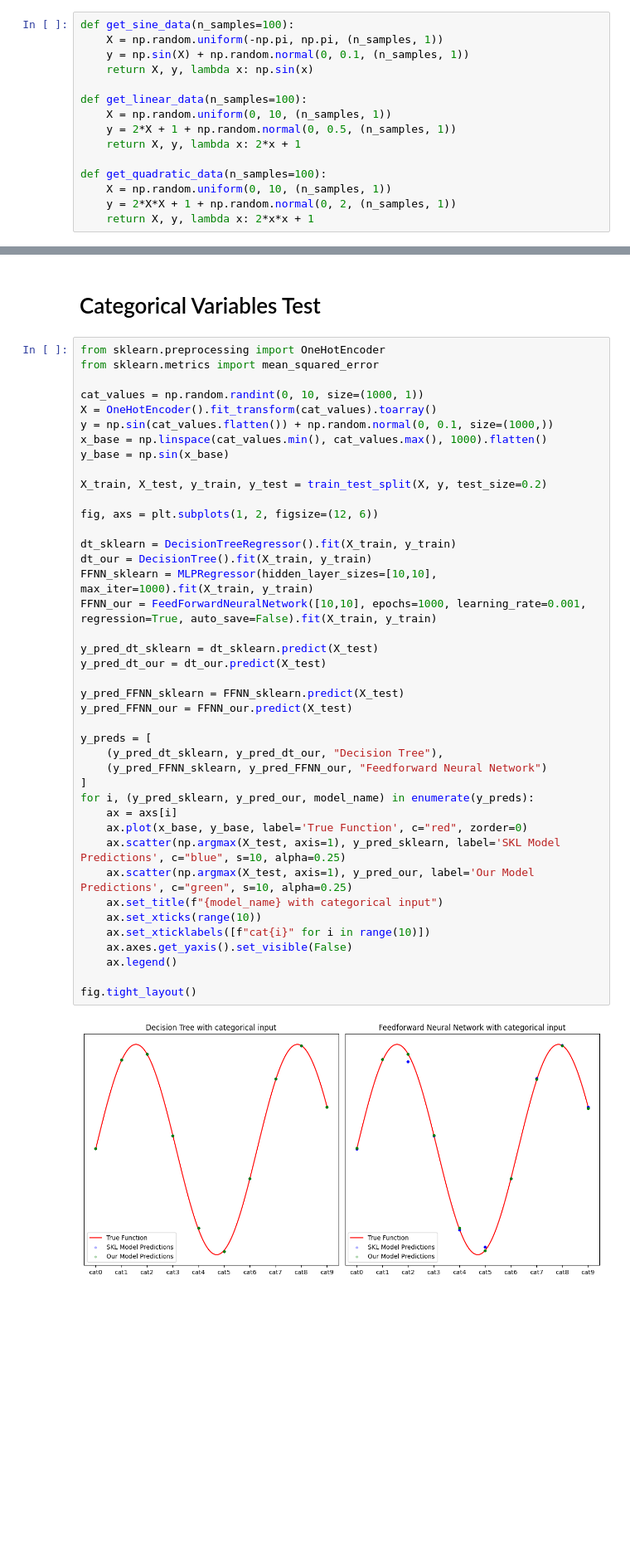
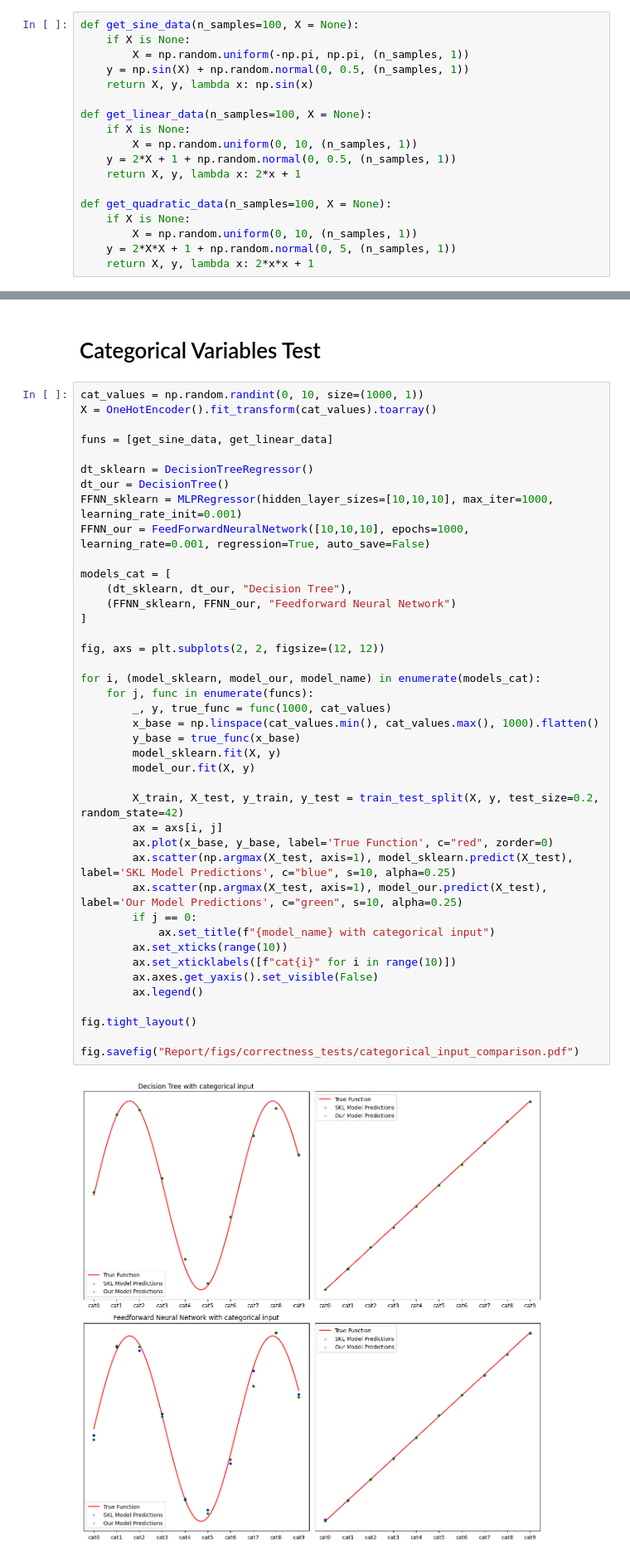
Before and after one commit to SAKULAK/ITU-MachineLearning-FinalProject-Couriers, a Jupyter notebook: correctness_tests.ipynb, the cells around one changed output, grey strips where cells are left out. Shown: that part at 83% size. Cells and saved outputs as stored; diff of their text form; blank space fills up the shorter version.

```diff
--- a/correctness_tests.ipynb
+++ b/correctness_tests.ipynb
@@ -98,17 +21,20 @@ Mean Absolute Difference between Our Model and Sklearn Model Predictions: 81.379
 # %%
-def get_sine_data(n_samples=100):
-    X = np.random.uniform(-np.pi, np.pi, (n_samples, 1))
-    y = np.sin(X) + np.random.normal(0, 0.1, (n_samples, 1))
+def get_sine_data(n_samples=100, X = None):
+    if X is None:
+        X = np.random.uniform(-np.pi, np.pi, (n_samples, 1))
+    y = np.sin(X) + np.random.normal(0, 0.5, (n_samples, 1))
     return X, y, lambda x: np.sin(x)
 
-def get_linear_data(n_samples=100):
-    X = np.random.uniform(0, 10, (n_samples, 1))
+def get_linear_data(n_samples=100, X = None):
+    if X is None:
+        X = np.random.uniform(0, 10, (n_samples, 1))
     y = 2*X + 1 + np.random.normal(0, 0.5, (n_samples, 1))
     return X, y, lambda x: 2*x + 1
 
-def get_quadratic_data(n_samples=100):
-    X = np.random.uniform(0, 10, (n_samples, 1))
-    y = 2*X*X + 1 + np.random.normal(0, 2, (n_samples, 1))
+def get_quadratic_data(n_samples=100, X = None):
+    if X is None:
+        X = np.random.uniform(0, 10, (n_samples, 1))
+    y = 2*X*X + 1 + np.random.normal(0, 5, (n_samples, 1))
     return X, y, lambda x: 2*x*x + 1
 # %%
 from typing import Callable
@@ -164,48 +102,48 @@ fig = compare_regressors_on_functions(models, funcs)
 # %% [markdown]
 # Categorical Variables Test
 # %%
-from sklearn.preprocessing import OneHotEncoder
-from sklearn.metrics import mean_squared_error
-
 cat_values = np.random.randint(0, 10, size=(1000, 1))
 X = OneHotEncoder().fit_transform(cat_values).toarray()
-y = np.sin(cat_values.flatten()) + np.random.normal(0, 0.1, size=(1000,))
-x_base = np.linspace(cat_values.min(), cat_values.max(), 1000).flatten()
-y_base = np.sin(x_base)
 
-X_train, X_test, y_train, y_test = train_test_split(X, y, test_size=0.2)
+funs = [get_sine_data, get_linear_data]
 
-fig, axs = plt.subplots(1, 2, figsize=(12, 6))
+dt_sklearn = DecisionTreeRegressor()
+dt_our = DecisionTree()
+FFNN_sklearn = MLPRegressor(hidden_layer_sizes=[10,10,10], max_iter=1000, learning_rate_init=0.001)
+FFNN_our = FeedForwardNeuralNetwork([10,10,10], epochs=1000, learning_rate=0.001, regression=True, auto_save=False)
 
-dt_sklearn = DecisionTreeRegressor().fit(X_train, y_train)
-dt_our = DecisionTree().fit(X_train, y_train)
-FFNN_sklearn = MLPRegressor(hidden_layer_sizes=[10,10], max_iter=1000).fit(X_train, y_train)
-FFNN_our = FeedForwardNeuralNetwork([10,10], epochs=1000, learning_rate=0.001, regression=True, auto_save=False).fit(X_train, y_train)
+models_cat = [
+    (dt_sklearn, dt_our, "Decision Tree"),
+    (FFNN_sklearn, FFNN_our, "Feedforward Neural Network")
+]
 
-y_pred_dt_sklearn = dt_sklearn.predict(X_test)
-y_pred_dt_our = dt_our.predict(X_test)
+fig, axs = plt.subplots(2, 2, figsize=(12, 12))
 
-y_pred_FFNN_sklearn = FFNN_sklearn.predict(X_test)
-y_pred_FFNN_our = FFNN_our.predict(X_test)
+for i, (model_sklearn, model_our, model_name) in enumerate(models_cat):
+    for j, func in enumerate(funcs):
+        _, y, true_func = func(1000, cat_values)
+        x_base = np.linspace(cat_values.min(), cat_values.max(), 1000).flatten()
+        y_base = true_func(x_base)
+        model_sklearn.fit(X, y)
+        model_our.fit(X, y)
 
-y_preds = [
-    (y_pred_dt_sklearn, y_pred_dt_our, "Decision Tree"),
-    (y_pred_FFNN_sklearn, y_pred_FFNN_our, "Feedforward Neural Network")
-]
-for i, (y_pred_sklearn, y_pred_our, model_name) in enumerate(y_preds):
-    ax = axs[i]
-    ax.plot(x_base, y_base, label='True Function', c="red", zorder=0)
-    ax.scatter(np.argmax(X_test, axis=1), y_pred_sklearn, label='SKL Model Predictions', c="blue", s=10, alpha=0.25)
-    ax.scatter(np.argmax(X_test, axis=1), y_pred_our, label='Our Model Predictions', c="green", s=10, alpha=0.25)
-    ax.set_title(f"{model_name} with categorical input")
-    ax.set_xticks(range(10))
-    ax.set_xticklabels([f"cat{i}" for i in range(10)])
-    ax.axes.get_yaxis().set_visible(False)
-    ax.legend()
+        X_train, X_test, y_train, y_test = train_test_split(X, y, test_size=0.2, random_state=42)
+        ax = axs[i, j]
+        ax.plot(x_base, y_base, label='True Function', c="red", zorder=0)
+        ax.scatter(np.argmax(X_test, axis=1), model_sklearn.predict(X_test), label='SKL Model Predictions', c="blue", s=10, alpha=0.25)
+        ax.scatter(np.argmax(X_test, axis=1), model_our.predict(X_test), label='Our Model Predictions', c="green", s=10, alpha=0.25)
+        if j == 0:
+            ax.set_title(f"{model_name} with categorical input")
+        ax.set_xticks(range(10))
+        ax.set_xticklabels([f"cat{i}" for i in range(10)])
+        ax.axes.get_yaxis().set_visible(False)
+        ax.legend()
 
 fig.tight_layout()
+
+fig.savefig("Report/figs/correctness_tests/categorical_input_comparison.pdf")
 # %% [output]
-[figure, old version]
+[figure, new version]
 # %%
 ordered_mses = [(mean_squared_error(y_test, y_pred_our), model_name) for _, y_pred_our, model_name in y_preds]
 
```
Also changed, not shown: parts of 7 cells of this notebook, 16 other files.
